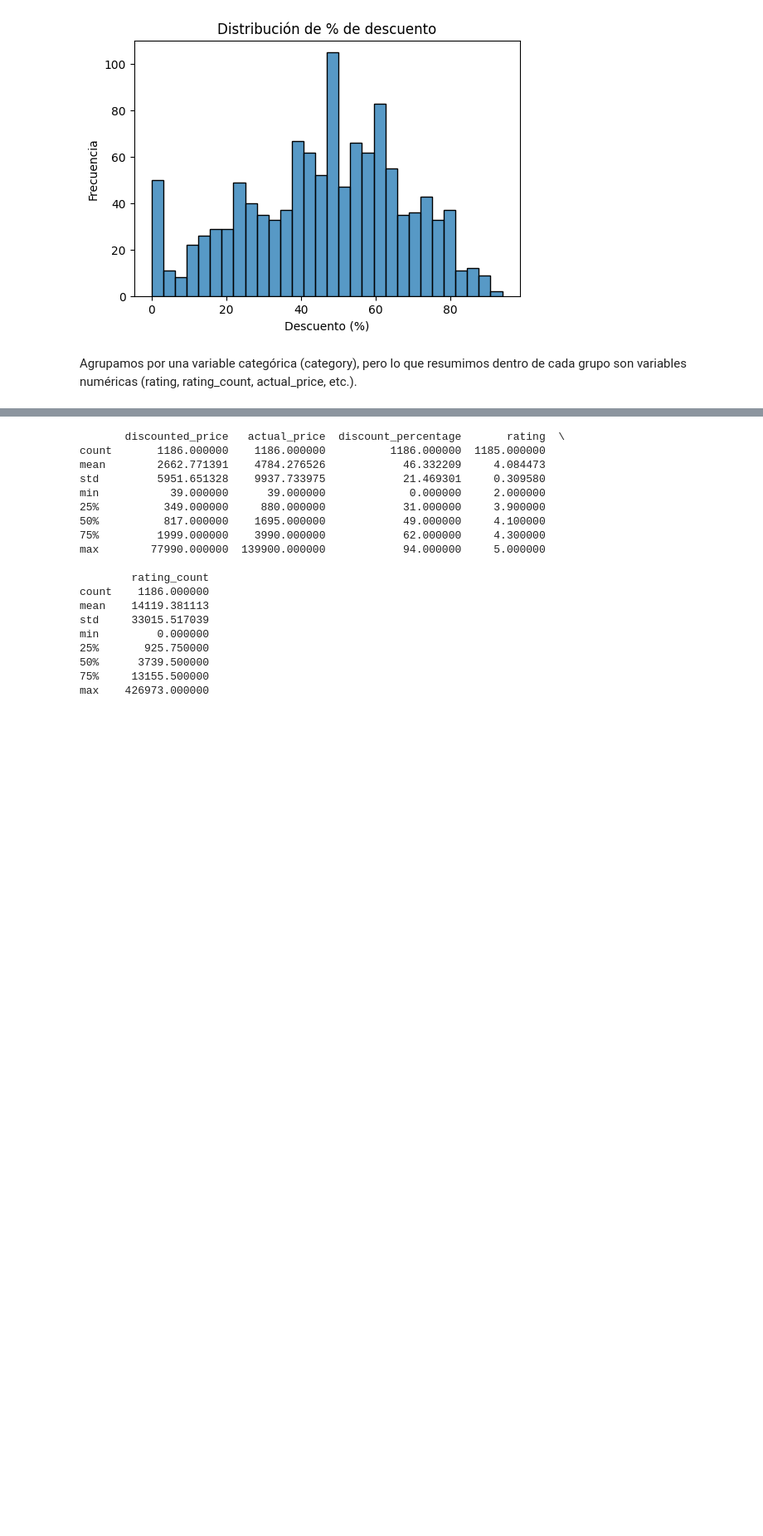
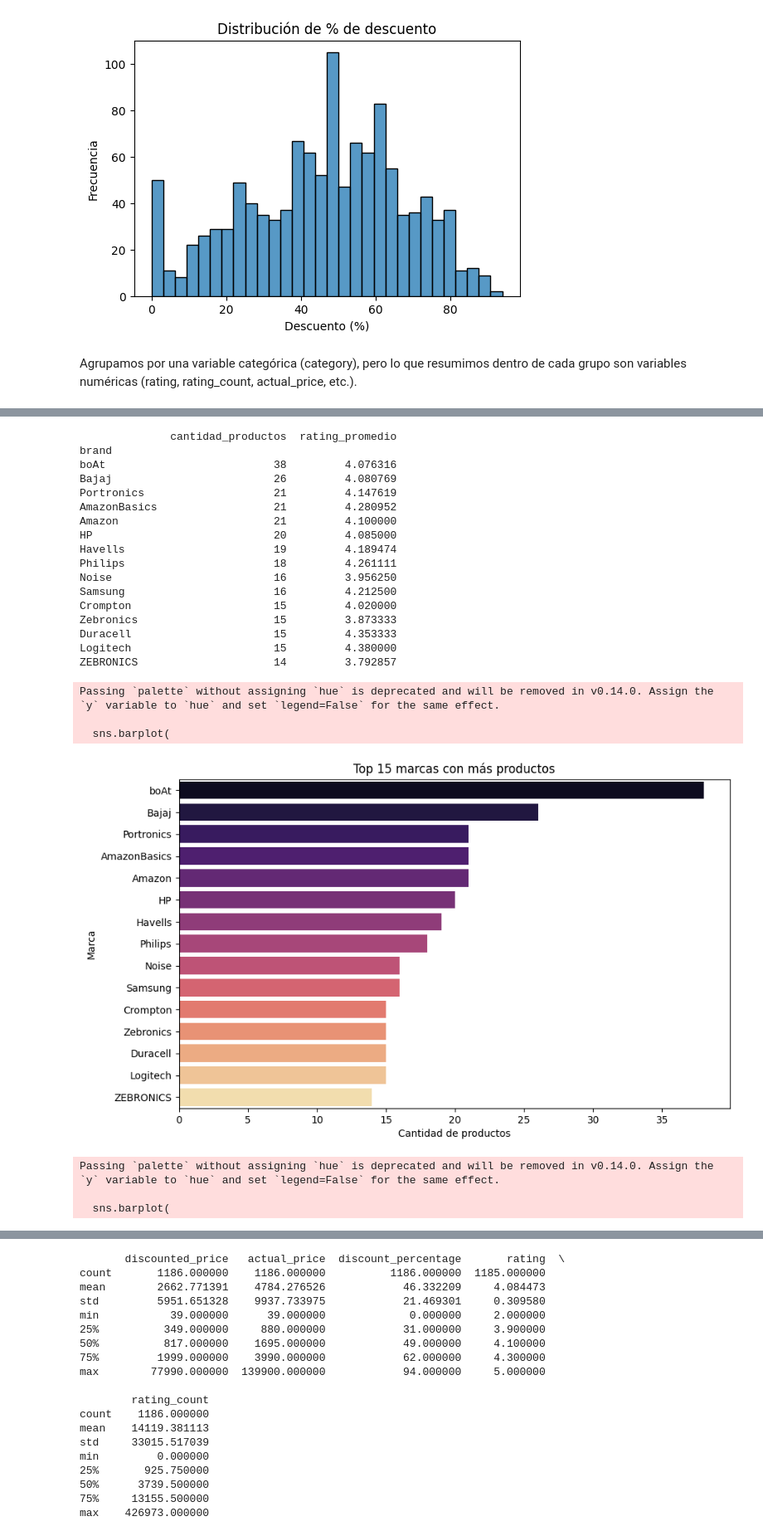
Before and after one commit to Blangis/DataLab-Amazon-dataset, a Jupyter notebook: notebooks/amazon.ipynb, the cells around one changed output, grey strips where cells are left out. Shown at 83% size. Saved outputs shown, nothing was run; the diff lists cells and outputs as text; code cells hidden in the pictures; blank space fills up the shorter version.

```diff
--- a/notebooks/amazon.ipynb
+++ b/notebooks/amazon.ipynb
@@ -941,0 +1062,77 @@ Passing `palette` without assigning `hue` is deprecated and will be removed in v
+# %%
+import pandas as pd
+
+# Contar cuántos productos únicos tiene cada marca
+productos_por_marca = df_merged.groupby("brand").agg(
+    cantidad_productos=("product_id", "nunique"),
+    rating_promedio=("rating", "mean")
+).sort_values(by="cantidad_productos", ascending=False).head(15)
+
+print(productos_por_marca)
+
+import matplotlib.pyplot as plt
+import seaborn as sns
+
+plt.figure(figsize=(10,6))
+sns.barplot(
+    x="cantidad_productos",
+    y=productos_por_marca.index,
+    data=productos_por_marca,
+    palette="magma"
+)
+plt.xlabel("Cantidad de productos")
+plt.ylabel("Marca")
+plt.title("Top 15 marcas con más productos")
+plt.show()
+
+fig, ax1 = plt.subplots(figsize=(10,6))
+
+# Barras para cantidad de productos
+sns.barplot(
+    data=productos_por_marca,
+    x="cantidad_productos",
+    y=productos_por_marca.index,
+    palette="magma",
+    ax=ax1
+)
+
+# Línea para rating promedio (eje secundario)
+ax2 = ax1.twiny()
+sns.pointplot(
+    data=productos_por_marca,
+    x="rating_promedio",
+    y=productos_por_marca.index,
+    color="blue",
+    ax=ax2
+)
+
+ax1.set_xlabel("Cantidad de productos")
+ax2.set_xlabel("Rating promedio")
+plt.title("Top 15 marcas: productos vs. rating promedio")
+plt.savefig("../visualizaciones/productos_vs_rating.png")
+plt.show()
+# %% [output]
+              cantidad_productos  rating_promedio
+brand
+boAt                          38         4.076316
+Bajaj                         26         4.080769
+Portronics                    21         4.147619
+AmazonBasics                  21         4.280952
+Amazon                        21         4.100000
+HP                            20         4.085000
+Havells                       19         4.189474
+Philips                       18         4.261111
+Noise                         16         3.956250
+Samsung                       16         4.212500
+Crompton                      15         4.020000
+Zebronics                     15         3.873333
+Duracell                      15         4.353333
+Logitech                      15         4.380000
+ZEBRONICS                     14         3.792857
+Passing `palette` without assigning `hue` is deprecated and will be removed in v0.14.0. Assign the `y` variable to `hue` and set `legend=False` for the same effect.
+
+  sns.barplot(
+[figure, added]
+Passing `palette` without assigning `hue` is deprecated and will be removed in v0.14.0. Assign the `y` variable to `hue` and set `legend=False` for the same effect.
+
+  sns.barplot(
```
Also changed, not shown: parts of 18 cells of this notebook, 10 other files.
